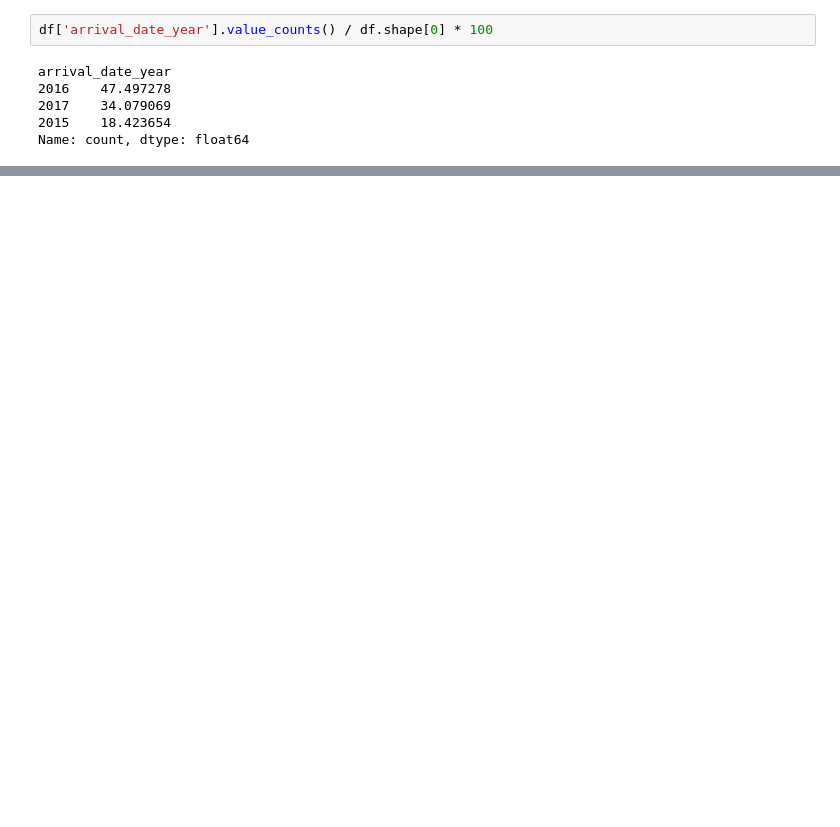
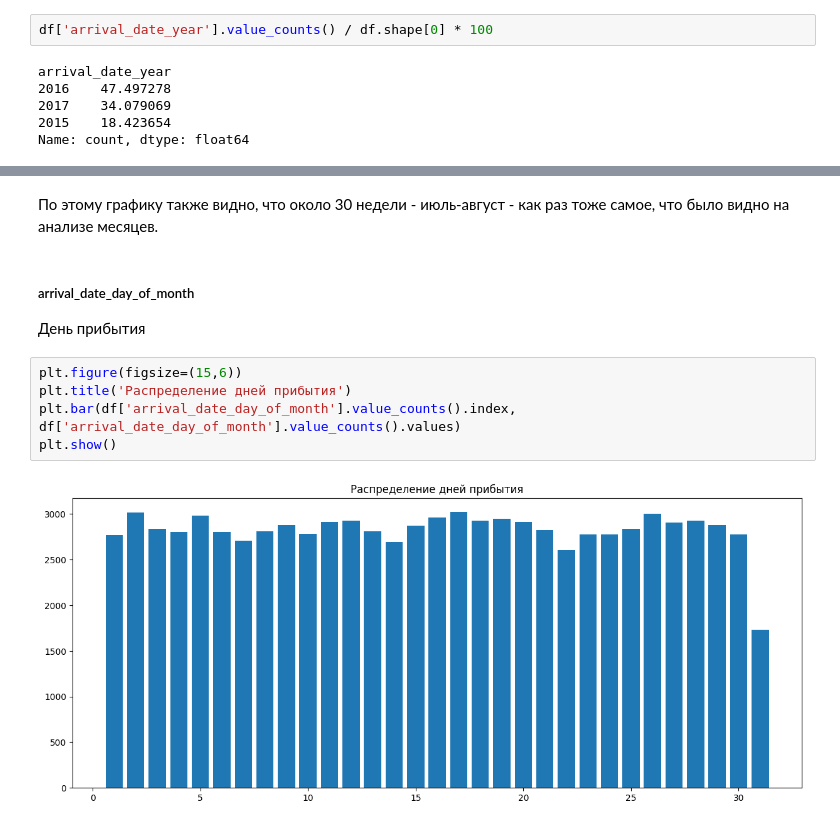
Before and after one commit to burtsev-sa/gp_4, a Jupyter notebook: start.ipynb, the cells around one changed output, grey strips where cells are left out. Saved outputs shown, nothing was run; the diff lists cells and outputs as text; blank space fills up the shorter version.

```diff
--- a/start.ipynb
+++ b/start.ipynb
@@ -145,0 +188,12 @@ plt.show()
+# %% [markdown]
+ По этому графику также видно, что около 30 недели - июль-август - как раз тоже самое, что было видно на анализе месяцев.
+# %% [markdown]
+##### arrival_date_day_of_month
+День прибытия
+# %%
+plt.figure(figsize=(15,6))
+plt.title('Распределение дней прибытия')
+plt.bar(df['arrival_date_day_of_month'].value_counts().index, df['arrival_date_day_of_month'].value_counts().values)
+plt.show()
+# %% [output]
+[figure, added]
```
Also changed, not shown: parts of 58 cells of this notebook.
